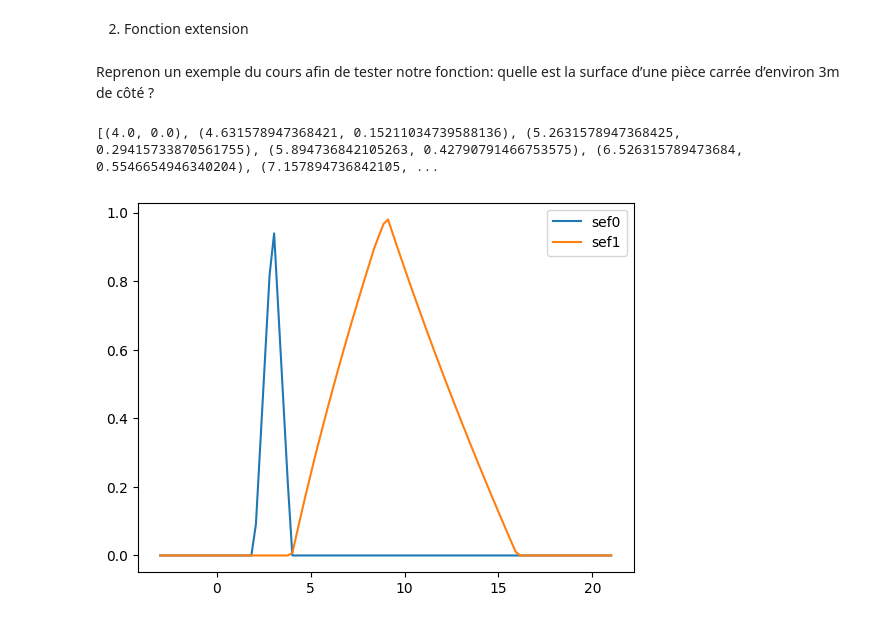
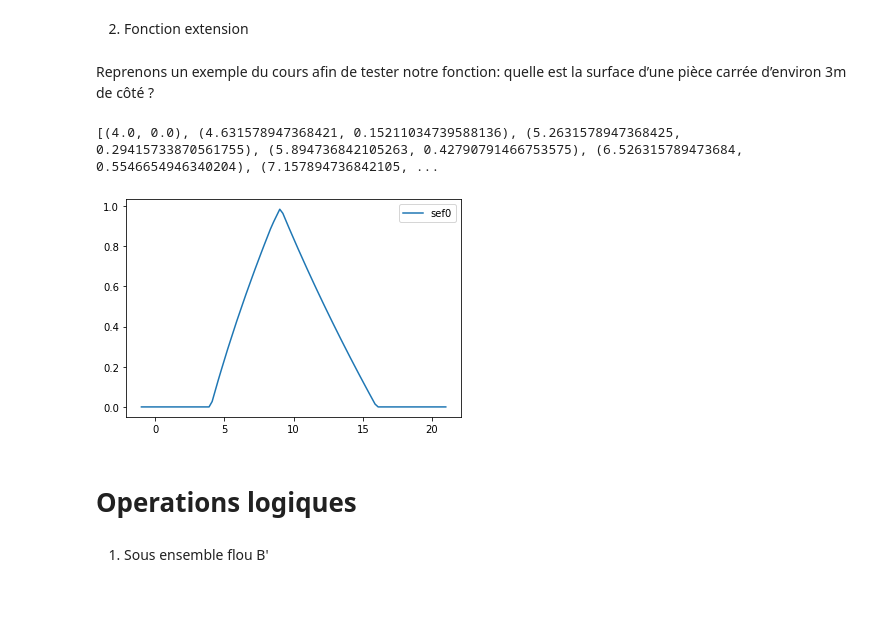
Before and after one commit to pidoux7/XAI, a Jupyter notebook: TME4/TME4.ipynb, the cells around one changed output. Drawn from its saved outputs; the diff is of its cells as text; code cells hidden in the pictures.

```diff
--- a/TME4/TME4.ipynb
+++ b/TME4/TME4.ipynb
@@ -74,25 +74,2 @@ visualisation([sef2,complementaire_sef(sef2)], 100)
 # %% [markdown]
 2.1 t-normes
-# %%
-class t_normes:
-    def __init__(self, nom):
-        self.nom = nom
-        self
-
-    def __call__(self, x, y):
-        return self.fonction(x,y)
-
-    def __str__(self):
-        return self.nom
-
-
-
-class probabiliste(t_normes):
-    def __init__(self, nom, fonction):
-        super().__init__(nom, fonction)
-        self.nom = 'probabiliste'
-        self.fonction =
-
-    def __call__(self, x, y):
-        self.fonction(x, y) = x*y
-        return self.function
@@ -512,13 +469,17 @@ def extension(A, phi, n=20):
 
     return f_b
 # %% [markdown]
-Reprenon un exemple du cours afin de tester notre fonction: quelle est la surface d’une pièce carrée d’environ 3m de côté ?
+Reprenons un exemple du cours afin de tester notre fonction: quelle est la surface d’une pièce carrée d’environ 3m de côté ?
 # %%
 sef_piece = [(2,0),(3,1),(4,0)]
 
 result = extension(sef_piece, carre())
 print(result)
-visualisation([sef_piece, result],100)
+visualisation([result],100)
 # %% [output]
 [(4.0, 0.0), (4.631578947368421, 0.15211034739588136), (5.2631578947368425, 0.29415733870561755), (5.894736842105263, 0.42790791466753575), (6.526315789473684, 0.5546654946340204), (7.157894736842105, ...
-[figure, old version]
+[figure, new version]
+# %% [markdown]
+# Operations logiques
+# %% [markdown]
+1. Sous ensemble flou B'
```
Also changed, not shown: parts of 25 cells of this notebook.
